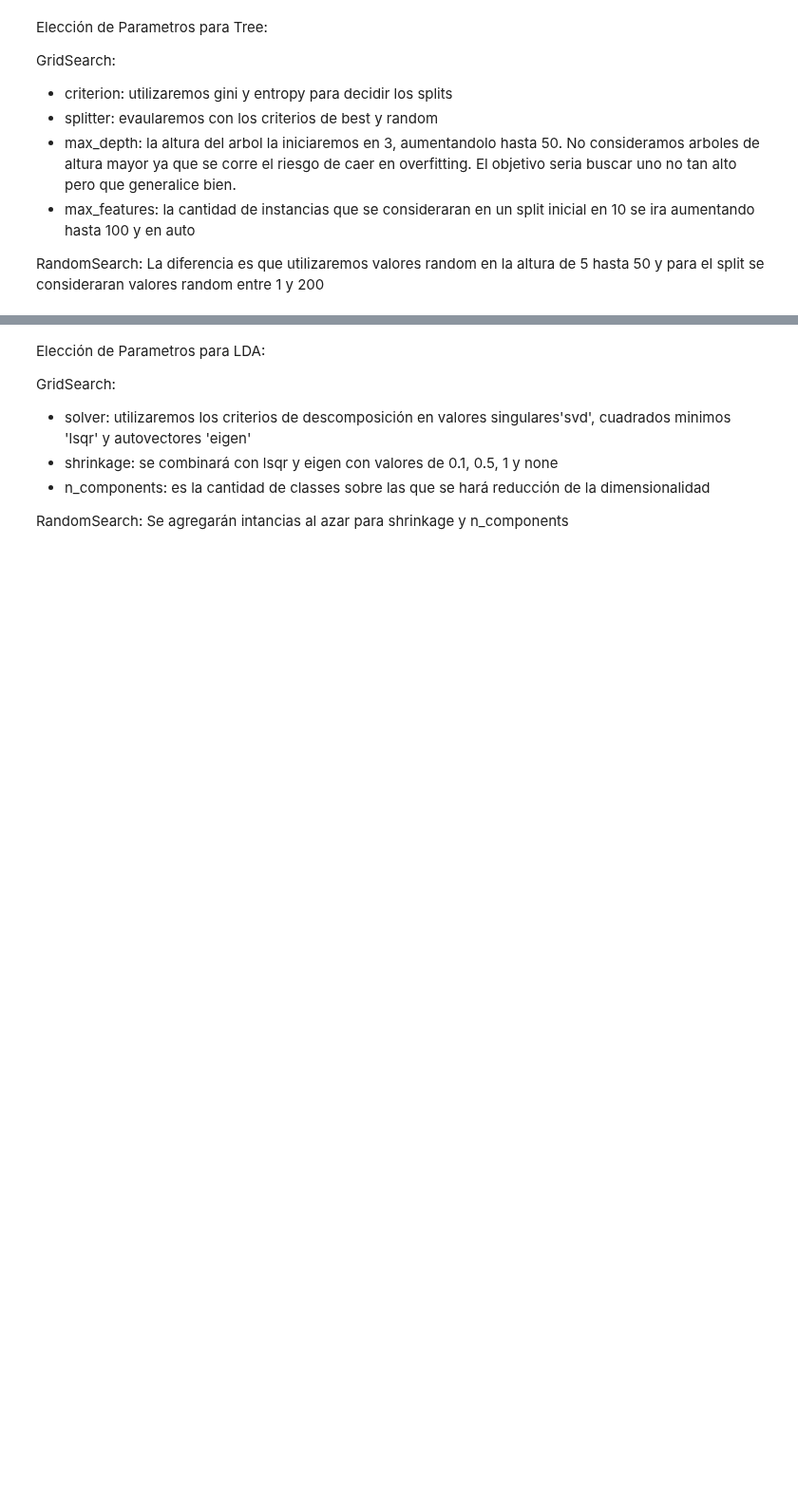
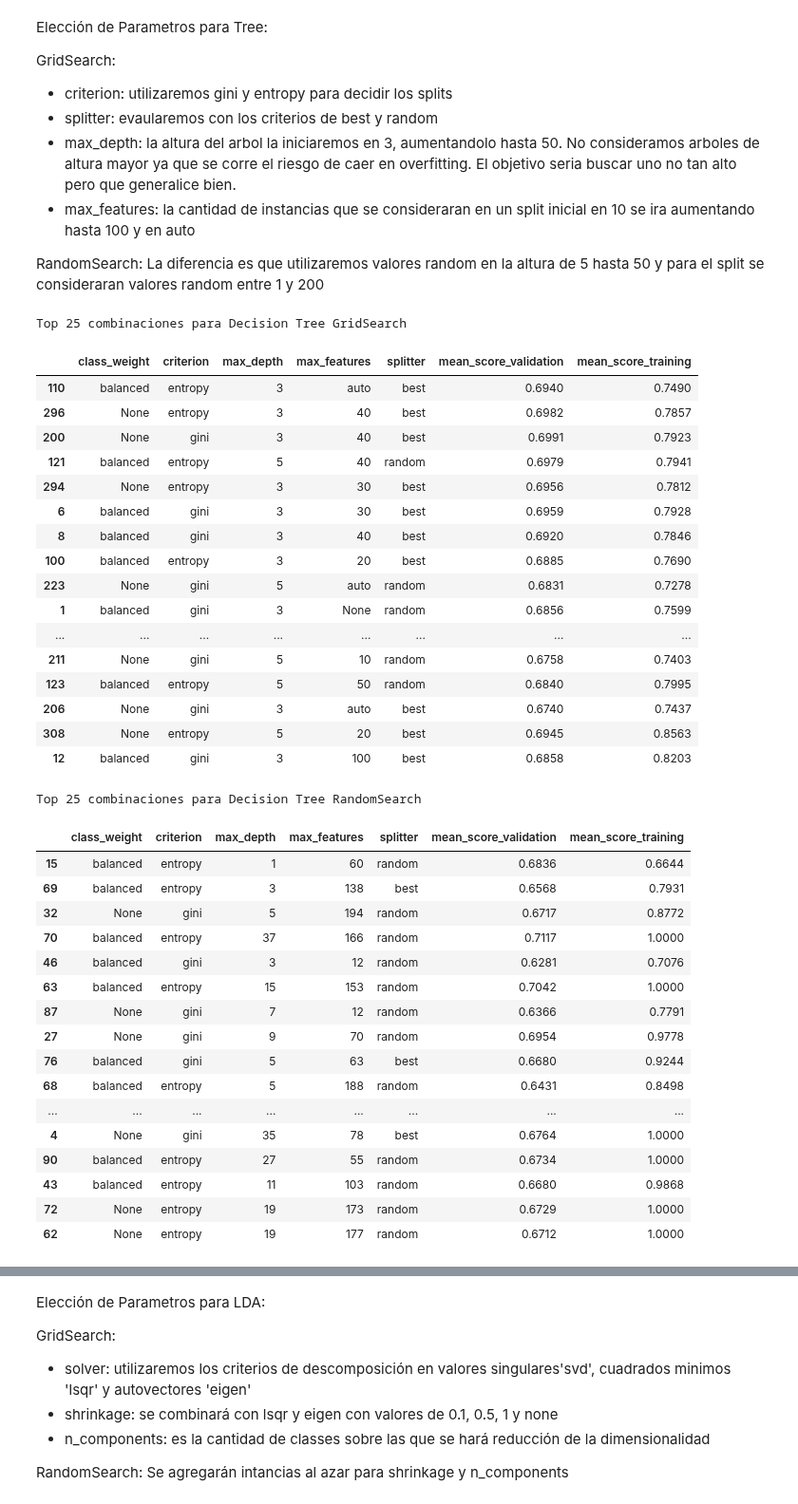
Before and after one commit to cosa65/aprendizajeAutomatico, a Jupyter notebook: TP1/TP1.ipynb, the cells around one changed output, grey strips where cells are left out. Shown at 95% size. Saved outputs shown, nothing was run; the diff lists cells and outputs as text; code cells hidden in the pictures; blank space fills up the shorter version.

```diff
--- a/TP1/TP1.ipynb
+++ b/TP1/TP1.ipynb
@@ -780,15 +824,52 @@ La diferencia es que utilizaremos valores random en la altura de 5 hasta 50 y pa
 # %%
 tree_parameters_grid = [{ 'class_weight': ['balanced', None], 'splitter': ['best', 'random'], 'max_features': [None, 10, 20, 30, 40, 50, 100, 'auto'], 'max_depth': [3, 5, 10, 15, 20, 50],'criterion': ('gini','entropy') }]
 tree_parameters_random = {'class_weight': ['balanced', None], 'splitter': ['best', 'random'], 'max_features': np.arange(10, 200, 1), 'max_depth': np.arange(1, 50, 2),'criterion': ('gini','entropy') }
 
 gridSearch = GridSearchCV(DecisionTreeClassifier(), tree_parameters_grid, cv=5, scoring=make_scorer(roc_auc_score), return_train_score=True)
 gridSearch.fit(X_dev_np, y_dev_np)
 top_resultados(gridSearch, "Decision Tree GridSearch")
 
 
 randomSearch = RandomizedSearchCV(DecisionTreeClassifier(), param_distributions=tree_parameters_random, n_iter=100, cv=5, scoring=make_scorer(roc_auc_score), refit=True)
 randomSearch.fit(X_dev_np, y_dev_np)
-top_resultados(random_tree_result, "Decision Tree RandomSearch")
+top_resultados(randomSearch, "Decision Tree RandomSearch")
+# %% [output]
+Top 25 combinaciones para Decision Tree GridSearch
+|  | class_weight | criterion | max_depth | max_features | splitter | mean_score_validation | mean_score_training |
+| 110 | balanced | entropy | 3 | auto | best | 0.6940 | 0.7490 |
+| 296 | None | entropy | 3 | 40 | best | 0.6982 | 0.7857 |
+| 200 | None | gini | 3 | 40 | best | 0.6991 | 0.7923 |
+| 121 | balanced | entropy | 5 | 40 | random | 0.6979 | 0.7941 |
+| 294 | None | entropy | 3 | 30 | best | 0.6956 | 0.7812 |
+| 6 | balanced | gini | 3 | 30 | best | 0.6959 | 0.7928 |
+| 8 | balanced | gini | 3 | 40 | best | 0.6920 | 0.7846 |
+| 100 | balanced | entropy | 3 | 20 | best | 0.6885 | 0.7690 |
+| 223 | None | gini | 5 | auto | random | 0.6831 | 0.7278 |
+| 1 | balanced | gini | 3 | None | random | 0.6856 | 0.7599 |
+| ... | ... | ... | ... | ... | ... | ... | ... |
+| 211 | None | gini | 5 | 10 | random | 0.6758 | 0.7403 |
+| 123 | balanced | entropy | 5 | 50 | random | 0.6840 | 0.7995 |
+| 206 | None | gini | 3 | auto | best | 0.6740 | 0.7437 |
+| 308 | None | entropy | 5 | 20 | best | 0.6945 | 0.8563 |
+| 12 | balanced | gini | 3 | 100 | best | 0.6858 | 0.8203 |
+Top 25 combinaciones para Decision Tree RandomSearch
+|  | class_weight | criterion | max_depth | max_features | splitter | mean_score_validation | mean_score_training |
+| 15 | balanced | entropy | 1 | 60 | random | 0.6836 | 0.6644 |
+| 69 | balanced | entropy | 3 | 138 | best | 0.6568 | 0.7931 |
+| 32 | None | gini | 5 | 194 | random | 0.6717 | 0.8772 |
+| 70 | balanced | entropy | 37 | 166 | random | 0.7117 | 1.0000 |
+| 46 | balanced | gini | 3 | 12 | random | 0.6281 | 0.7076 |
+| 63 | balanced | entropy | 15 | 153 | random | 0.7042 | 1.0000 |
+| 87 | None | gini | 7 | 12 | random | 0.6366 | 0.7791 |
+| 27 | None | gini | 9 | 70 | random | 0.6954 | 0.9778 |
+| 76 | balanced | gini | 5 | 63 | best | 0.6680 | 0.9244 |
+| 68 | balanced | entropy | 5 | 188 | random | 0.6431 | 0.8498 |
+| ... | ... | ... | ... | ... | ... | ... | ... |
+| 4 | None | gini | 35 | 78 | best | 0.6764 | 1.0000 |
+| 90 | balanced | entropy | 27 | 55 | random | 0.6734 | 1.0000 |
+| 43 | balanced | entropy | 11 | 103 | random | 0.6680 | 0.9868 |
+| 72 | None | entropy | 19 | 173 | random | 0.6729 | 1.0000 |
+| 62 | None | entropy | 19 | 177 | random | 0.6712 | 1.0000 |
 # %% [markdown]
 Conclusiones de Tree:
 
```
Also changed, not shown: parts of 17 cells of this notebook.
